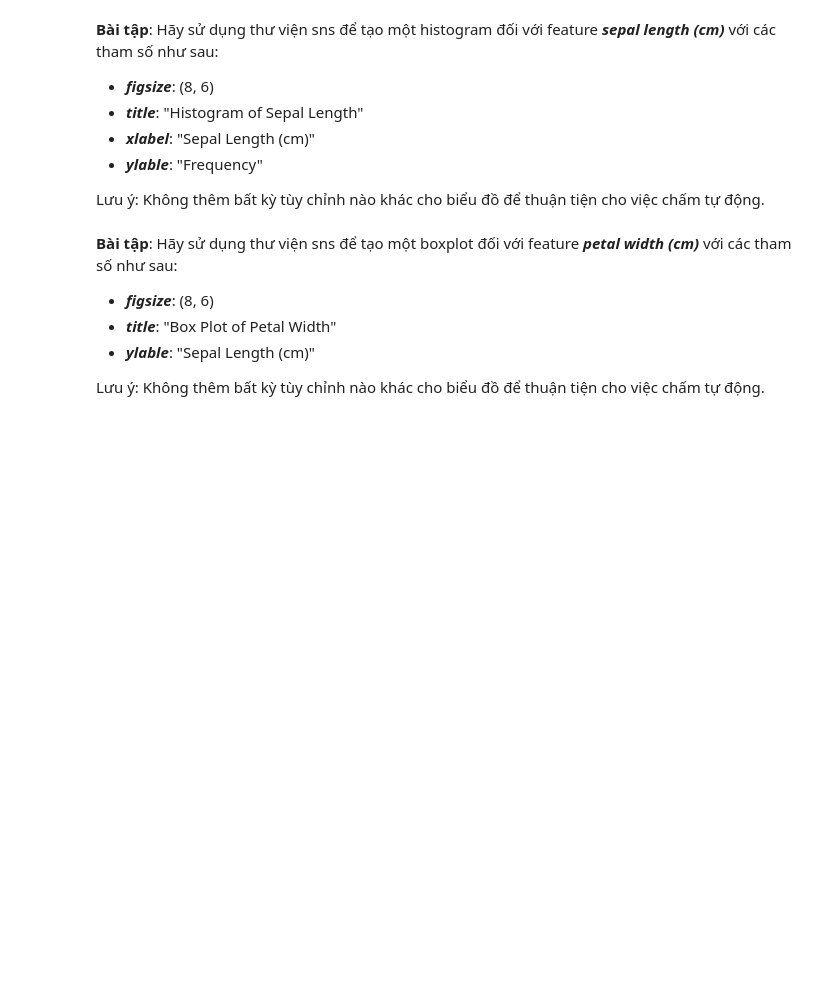
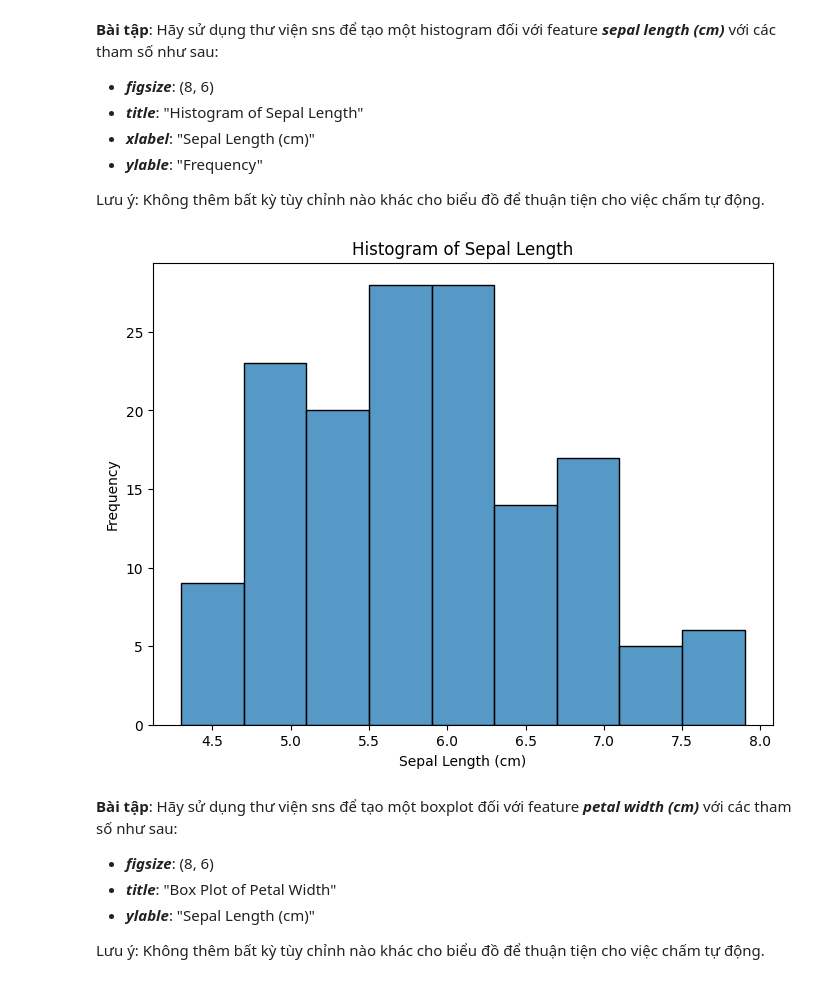
Before and after one commit to phat9824/UIT-CS116_python_for_machine_learning, a Jupyter notebook: Lab/Lab02/problem.ipynb, the cells around one changed output. Drawn from its saved outputs; the diff is of its cells as text; code cells hidden in the pictures; blank space fills up the shorter version.

```diff
--- a/Lab/Lab02/problem.ipynb
+++ b/Lab/Lab02/problem.ipynb
@@ -56,14 +56,22 @@ Lưu ý: Không thêm bất kỳ tùy chỉnh nào khác cho biểu đồ để
 # %%
 plt.figure(figsize=(8, 6))
 
 ### BEGIN SOLUTION
 
 
+# Tạo histogram cho feature "sepal_length"
+sns.histplot(data=df, x='sepal length (cm)')
+plt.title("Histogram of Sepal Length")
+plt.xlabel("Sepal Length (cm)")
+plt.ylabel("Frequency")
+
 
 
 ### END SOLUTION
 
 plt.savefig('part_1.png')
+# %% [output]
+[figure, added]
 # %% [markdown]
 **Bài tập**: Hãy sử dụng thư viện sns để tạo một boxplot đối với feature ***petal width (cm)***
 với các tham số như sau:
```
Also changed, not shown: parts of 5 cells of this notebook, 5 other files.
